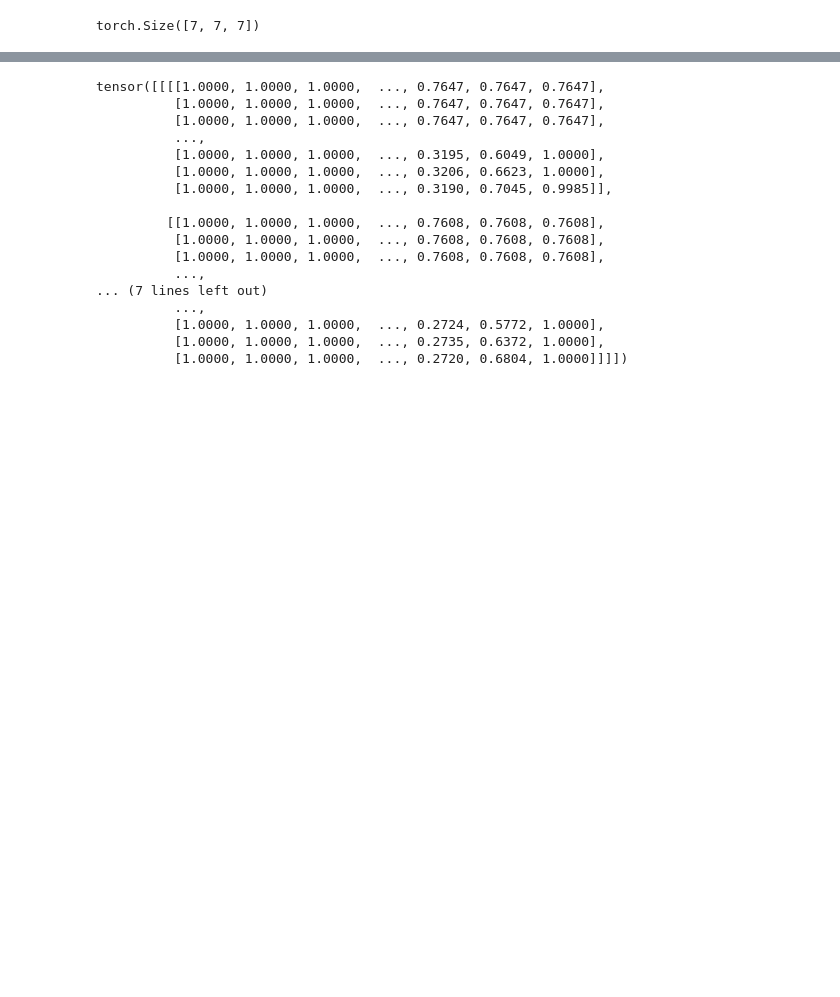
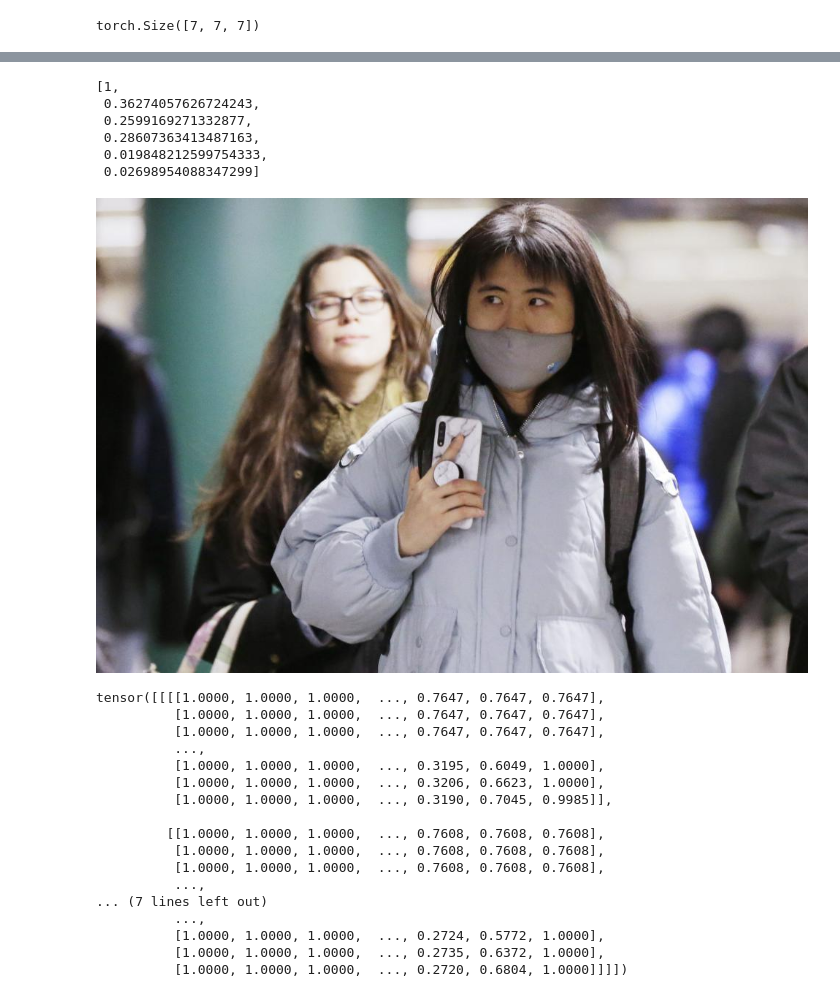
Before and after one commit to YakubovSlava/PrivateCodeRepo, a Jupyter notebook: ObjectDetection/model.ipynb, the cells around one changed output, grey strips where cells are left out. Saved outputs shown, nothing was run; the diff lists cells and outputs as text; code cells hidden in the pictures; blank space fills up the shorter version.

```diff
--- a/ObjectDetection/model.ipynb
+++ b/ObjectDetection/model.ipynb
@@ -438,5 +505,5 @@ bbb = np.abs(np.array(final)[:, 2:])
 # %%
-img = Image.open('dataset/dataset/images/test/TB2R28UvUOWBKNjSZKzXXXfWFXa_!!1116877752.jpg')
+img = Image.open('dataset/dataset/images/test/US-expands-coronavirus-screenings-United-suspends-some-flights-to-China.jpg')
 # %%
 img.size
 # %% [output]
@@ -443,0 +533,9 @@ img.size
+# %%
+final[32]
+# %% [output]
+[1,
+ 0.36274057626724243,
+ 0.2599169271332877,
+ 0.28607363413487163,
+ 0.019848212599754333,
+ 0.02698954088347299]
@@ -444,3 +544,7 @@ img.size
+# %%
+img
+# %% [output]
+[figure, added]
 # %%
 bbb = bbb*800
 # %%
```
Also changed, not shown: parts of 24 cells of this notebook, 3 other files.
